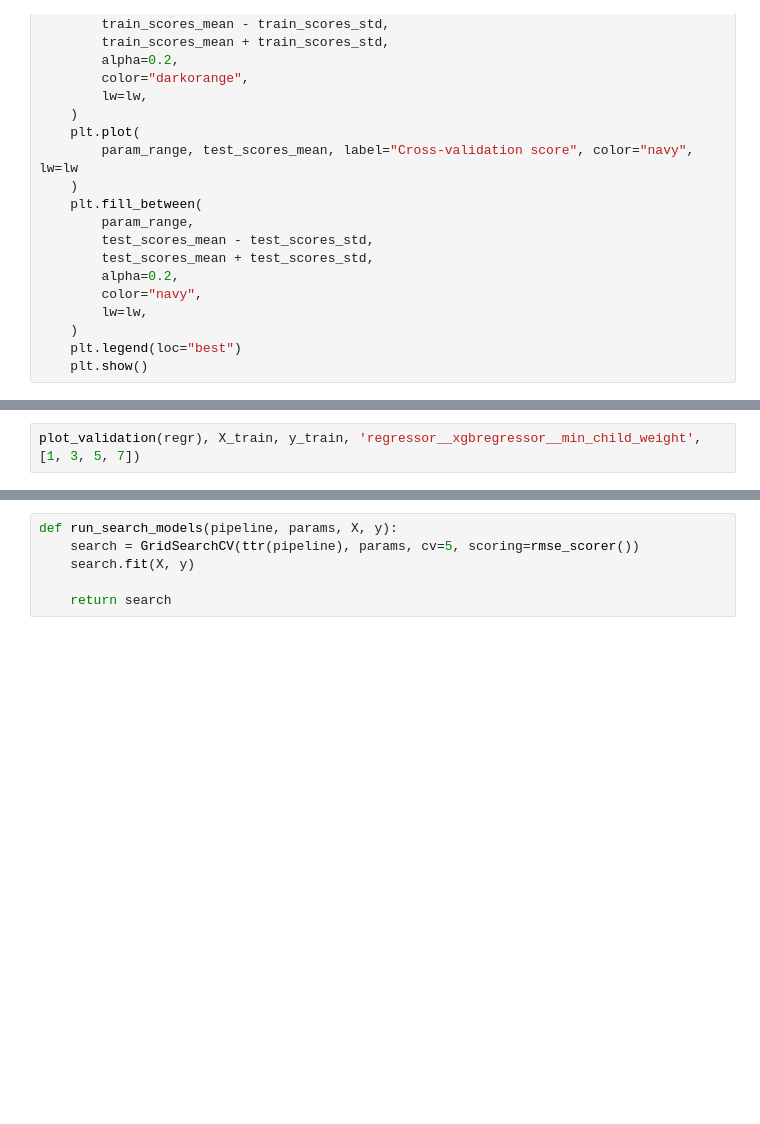
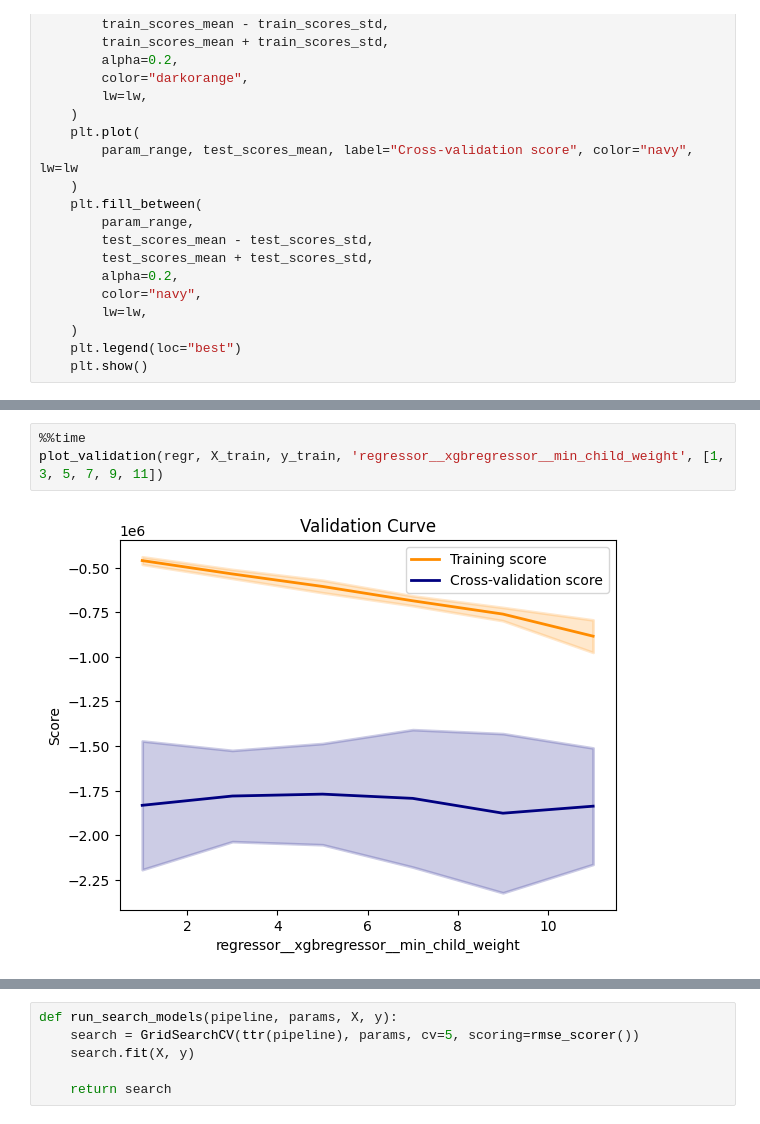
Before and after one commit to coby9241/cs5228-project, a Jupyter notebook: task1/Task1_Soedar-5-Tuning-2.ipynb, the cells around one changed output, grey strips where cells are left out. Cells and saved outputs as stored; diff of their text form; blank space fills up the shorter version.

```diff
--- a/task1/Task1_Soedar-5-Tuning-2.ipynb
+++ b/task1/Task1_Soedar-5-Tuning-2.ipynb
@@ -179,2 +221,5 @@ plot_validation(regr, X_train, y_train, 'regressor__xgbregressor__n_estimators',
 # %%
-plot_validation(regr), X_train, y_train, 'regressor__xgbregressor__min_child_weight', [1, 3, 5, 7])
+%%time
+plot_validation(regr, X_train, y_train, 'regressor__xgbregressor__min_child_weight', [1, 3, 5, 7, 9, 11])
+# %% [output]
+[figure, added]
```
Also changed, not shown: parts of 15 cells of this notebook, 8 other files.
